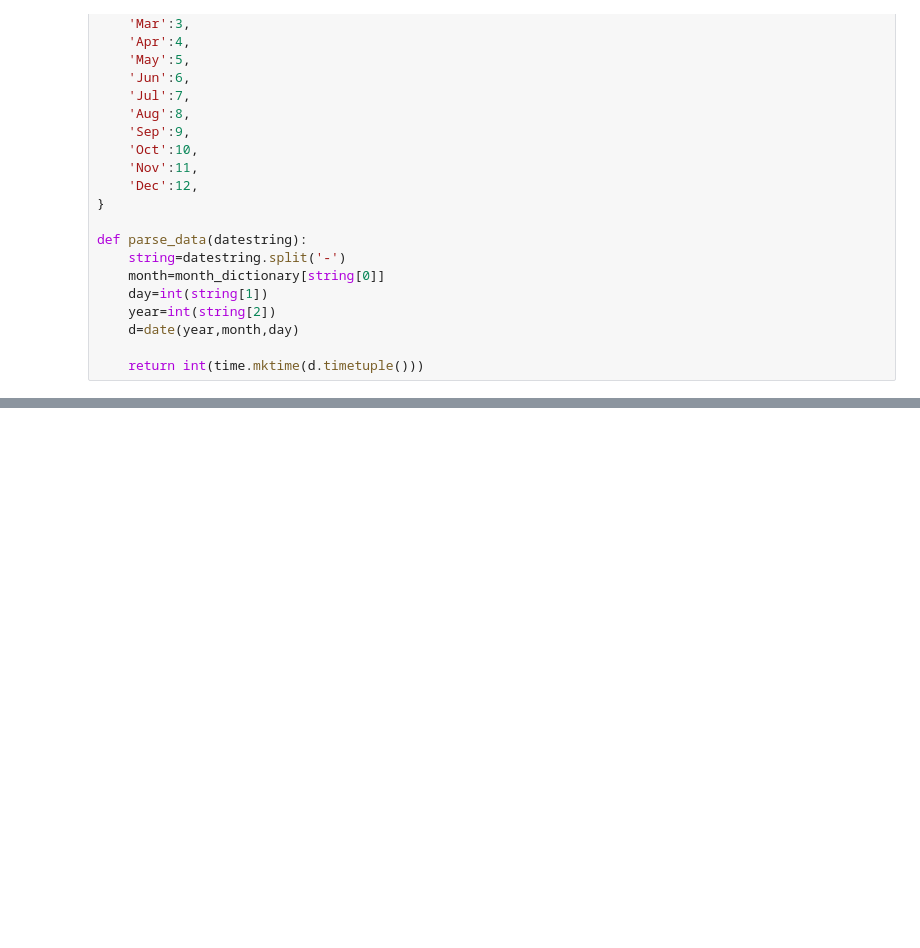
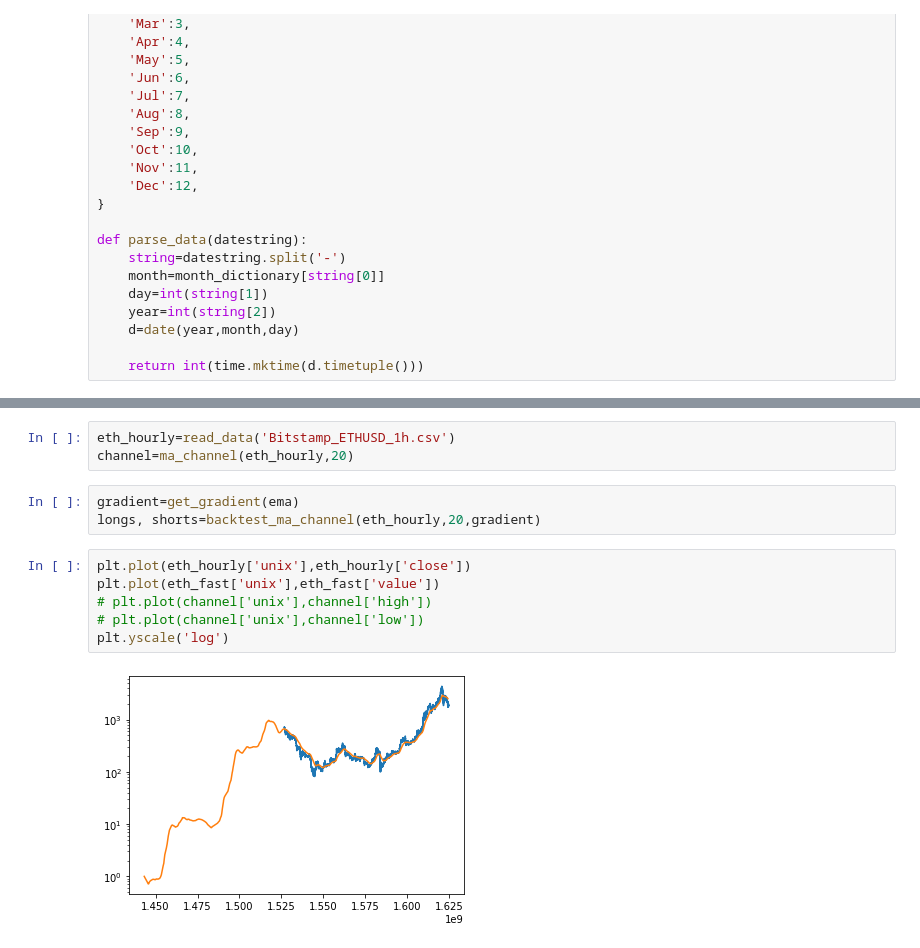
Before and after one commit to RDEvans31/saturn, a Jupyter notebook: Data analysis.ipynb, the cells around one changed output, grey strips where cells are left out. Cells and saved outputs as stored; diff of their text form; blank space fills up the shorter version.

```diff
--- a/Data analysis.ipynb
+++ b/Data analysis.ipynb
@@ -222,0 +335,14 @@ ax5.set_yscale('log')
+# %%
+eth_hourly=read_data('Bitstamp_ETHUSD_1h.csv')
+channel=ma_channel(eth_hourly,20)
+# %%
+gradient=get_gradient(ema)
+longs, shorts=backtest_ma_channel(eth_hourly,20,gradient)
+# %%
+plt.plot(eth_hourly['unix'],eth_hourly['close'])
+plt.plot(eth_fast['unix'],eth_fast['value'])
+# plt.plot(channel['unix'],channel['high'])
+# plt.plot(channel['unix'],channel['low'])
+plt.yscale('log')
+# %% [output]
+[figure, added]
```
Also changed, not shown: parts of 10 cells of this notebook, 3 other files.
